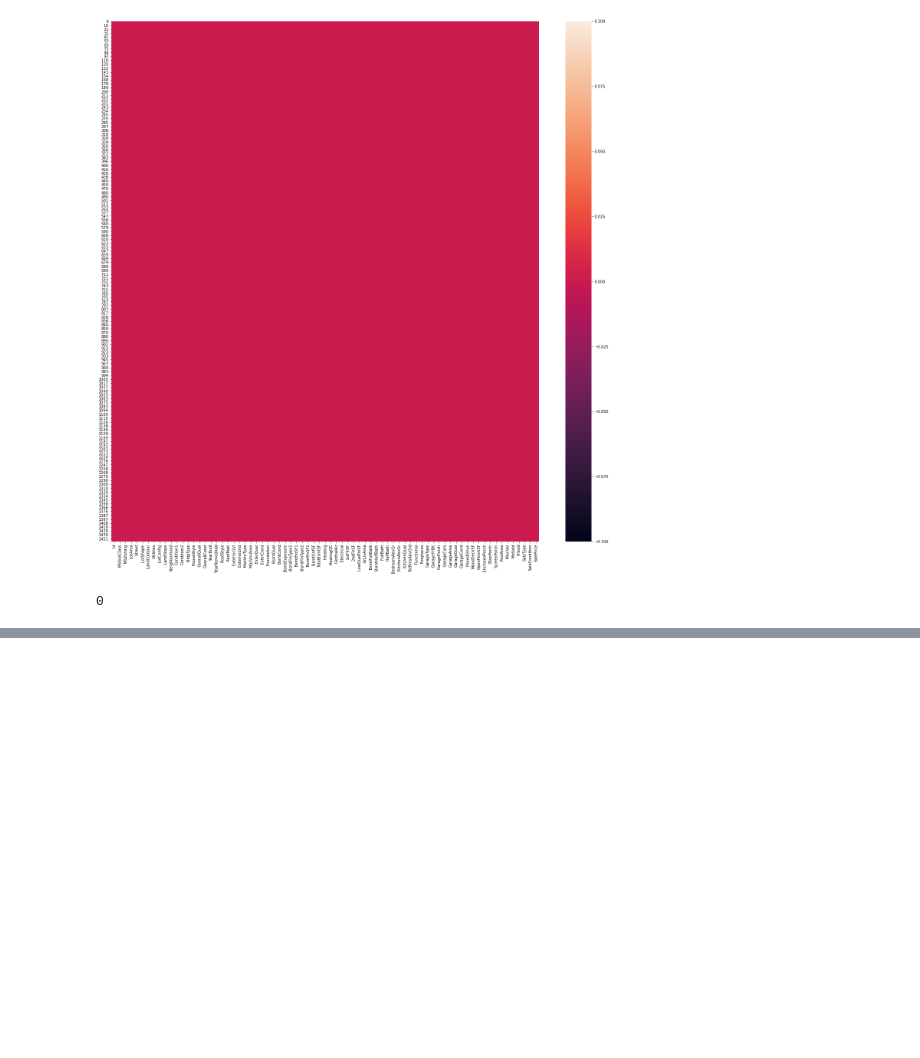
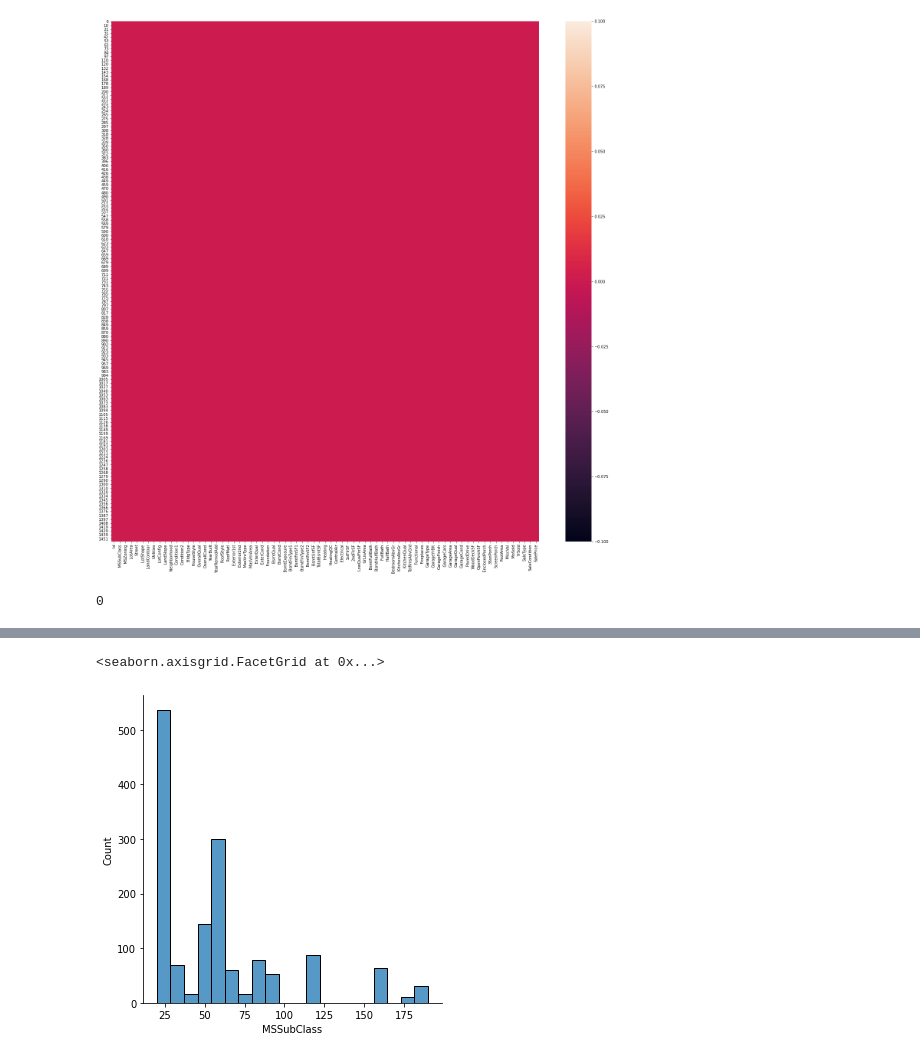
Before and after one commit to AkCoding/ML-House_Price-, a Jupyter notebook: House_Price.ipynb, the cells around one changed output, grey strips where cells are left out. Drawn from its saved outputs; the diff is of its cells as text; code cells hidden in the pictures; blank space fills up the shorter version.

Commit message:
feat : Added Plot to gain insights

```diff
--- a/House_Price.ipynb
+++ b/House_Price.ipynb
@@ -142,2 +154,5 @@ df3.isnull().sum().sum()
 # %%
-sns.displot(df)
+sns.displot(df['MSSubClass'])
+# %% [output]
+<seaborn.axisgrid.FacetGrid at 0x...>
+[figure, added]
```
Also changed, not shown: parts of 3 cells of this notebook.
